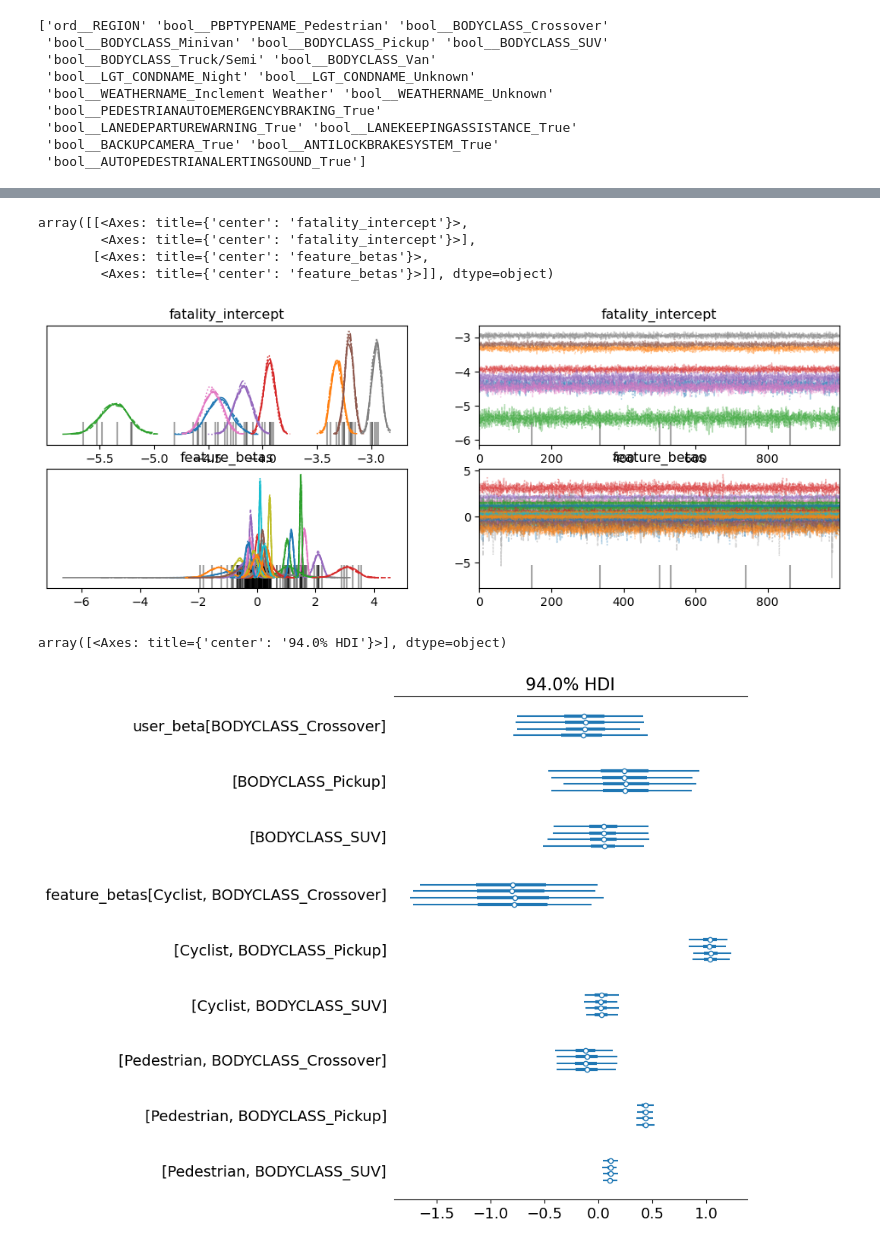
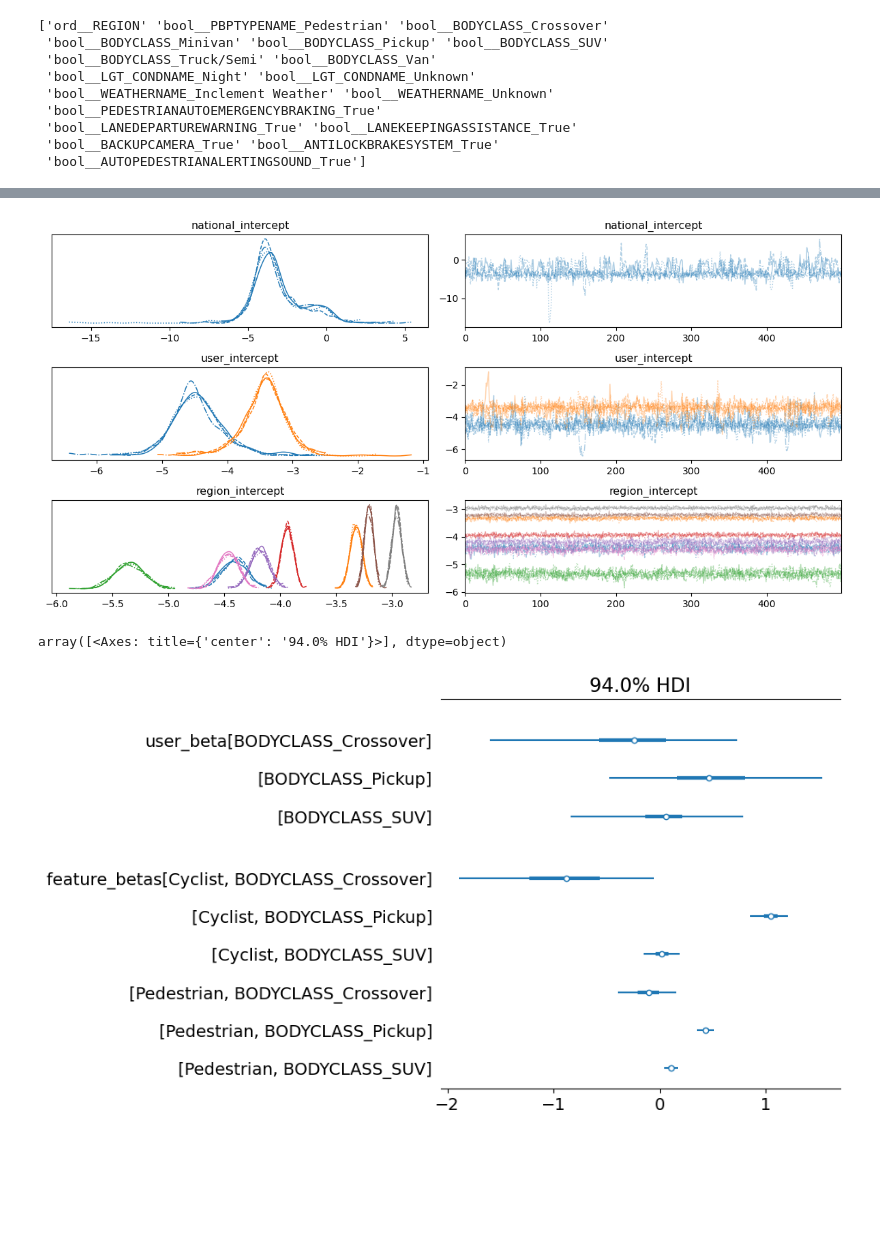
Before and after one commit to mcanearm/road_fatilities, a Jupyter notebook: analysis.ipynb, the cells around one changed output, grey strips where cells are left out. Drawn from its saved outputs; the diff is of its cells as text; code cells hidden in the pictures; blank space fills up the shorter version.

Commit message:
Updates around the model structure

```diff
--- a/analysis.ipynb
+++ b/analysis.ipynb
@@ -7,12 +7,13 @@ from numpyro.infer import MCMC, NUTS
 from numpyro import distributions as dist
 import numpy as np
 import arviz as az
+from matplotlib import pyplot as plt
 
 from sklearn.preprocessing import OrdinalEncoder, OneHotEncoder
 from sklearn.compose import ColumnTransformer
 
 numpyro.set_platform("cpu")
-numpyro.set_host_device_count(4)
+numpyro.set_host_device_count(8)
 # %% [markdown]
 # Data Setup
 # %%
@@ -435,3 +455,6 @@ mcmc.run(jax.random.PRNGKey(44), features, jnp.array(fit_data["WEIGHT"]), Y)
+# %%
+mcmc = numpyro.infer.MCMC(NUTS(model), num_warmup=500, num_samples=500, num_chains=4)
+mcmc.run(jax.random.PRNGKey(44), features, jnp.array(fit_data["WEIGHT"]), Y)
 # %%
 region_names = preprocessor.transformers_[0][1].categories_[0]
 feature_names = preprocessor.transformers_[1][1].get_feature_names_out()[1:]
@@ -444,23 +467,21 @@ trace = az.from_numpyro(
         "is_ped": ["Cyclist", "Pedestrian"],
     },
     dims={
-        "fatality_intercept": ["region", "is_ped"],
+        "user_intercept": ["is_ped"],
+        "region_intercept": ["region", "is_ped"],
         "feature_betas": ["is_ped", "feature"],
         "user_beta": ["feature"]
     },
 )
 # %%
-az.plot_trace(trace, var_names=["fatality_intercept", "feature_betas"])
+az.plot_trace(trace, var_names=["national_intercept", "user_intercept", "region_intercept"], compact=True)
+plt.tight_layout()
 # %% [output]
-array([[<Axes: title={'center': 'fatality_intercept'}>,
-        <Axes: title={'center': 'fatality_intercept'}>],
-       [<Axes: title={'center': 'feature_betas'}>,
-        <Axes: title={'center': 'feature_betas'}>]], dtype=object)
-[figure, old version]
+[figure, new version]
 # %%
-az.plot_forest(trace, var_names=["user_beta", "feature_betas"], combined=False, coords={"feature": ["BODYCLASS_Crossover", "BODYCLASS_Pickup", "BODYCLASS_SUV"]})
+az.plot_forest(trace, var_names=["user_beta", "feature_betas"], combined=True, coords={"feature": ["BODYCLASS_Crossover", "BODYCLASS_Pickup", "BODYCLASS_SUV"]})
 # %% [output]
 array([<Axes: title={'center': '94.0% HDI'}>], dtype=object)
-[figure, old version]
+[figure, new version]
 # %%
 # az.summary(trace.posterior, var_names="fatality_intercept")
```
Also changed, not shown: parts of 8 cells of this notebook, 2 other files.
